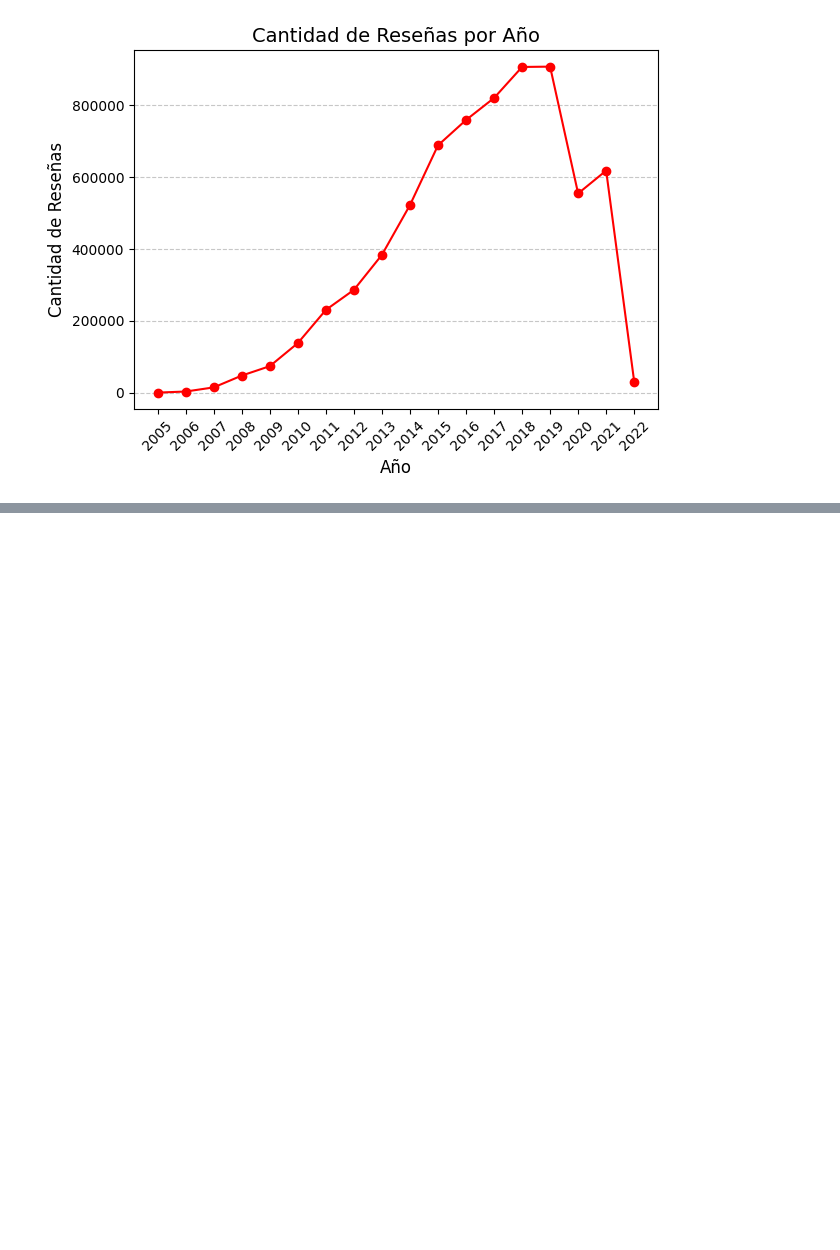
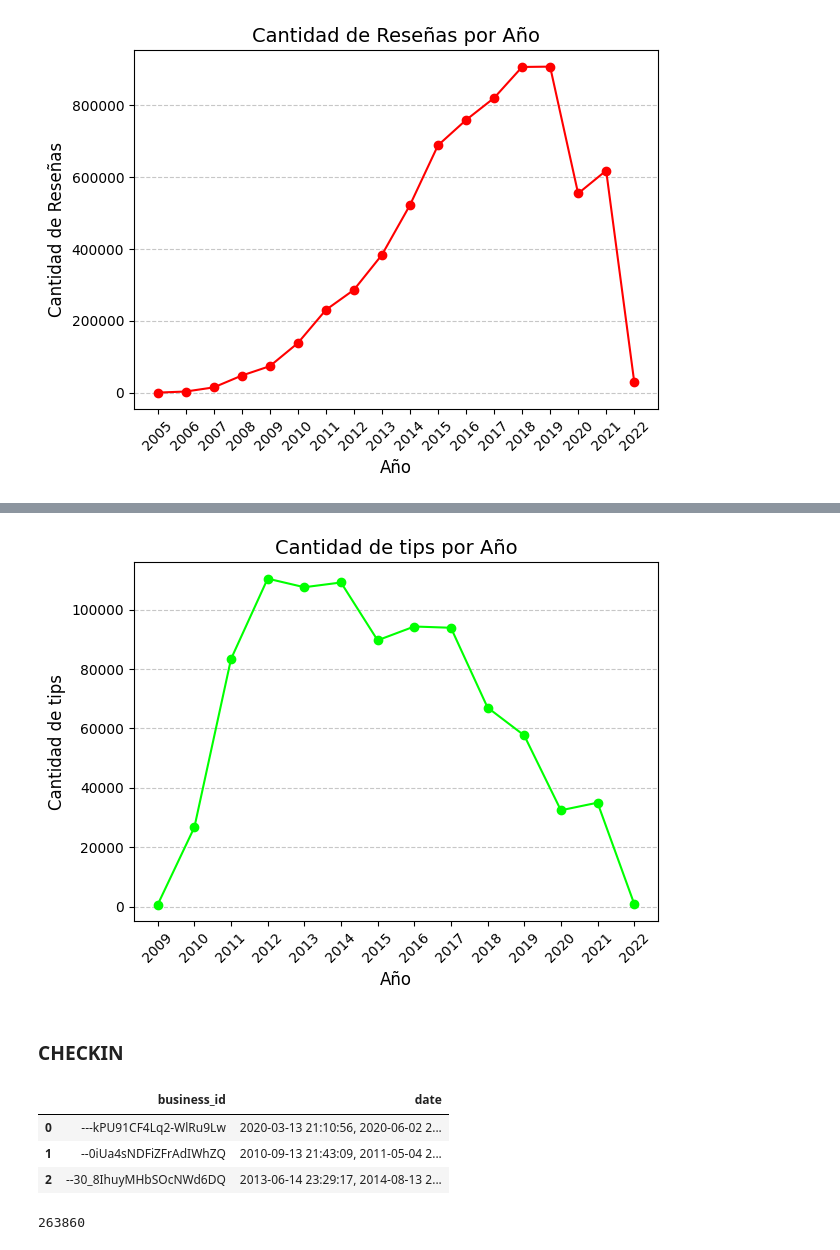
Before and after one commit to SDCaFlo/datapt11_pf_grupo02, a Jupyter notebook: EDA.ipynb, the cells around one changed output, grey strips where cells are left out. Drawn from its saved outputs; the diff is of its cells as text; code cells hidden in the pictures; blank space fills up the shorter version.

```diff
--- a/EDA.ipynb
+++ b/EDA.ipynb
@@ -373,0 +531,10 @@ plt.show()
+# %%
+#Tendencia de TIPS por años
+# Crear una columna con el año
+df_tip['year'] = df_tip['date'].dt.year
+# Agrupar por año y contar la cantidad de reseñas
+tip_per_year = df_tip.groupby('year').size().reset_index(name='tip_count')
+
+# Ordenar por año (opcional)
+tip_per_year = tip_per_year.sort_values('year')
+print(tip_per_year)
@@ -373,0 +557,30 @@ plt.show()
+# %%
+# Convertir la columna 'year' a enteros
+tip_per_year['year'] = tip_per_year['year'].astype(int)
+
+#plt.figure(figsize=(10, 6))
+plt.plot(tip_per_year['year'], tip_per_year['tip_count'], marker='o', color='lime')
+# Personalización
+plt.title('Cantidad de tips por Año', fontsize=14)
+plt.xlabel('Año', fontsize=12)
+plt.ylabel('Cantidad de tips', fontsize=12)
+plt.xticks(tip_per_year['year'], rotation=45)
+plt.grid(axis='y', linestyle='--', alpha=0.7)
+plt.tight_layout()
+# Mostrar el gráfico
+plt.show()
+# %% [output]
+[figure, added]
+# %% [markdown]
+<h3>CHECKIN</h3>
+# %%
+df_checkin.head(3)
+# %% [output]
+|  | business_id | date |
+| 0 | ---kPU91CF4Lq2-WlRu9Lw | 2020-03-13 21:10:56, 2020-06-02 2... |
+| 1 | --0iUa4sNDFiZFrAdIWhZQ | 2010-09-13 21:43:09, 2011-05-04 2... |
+| 2 | --30_8IhuyMHbSOcNWd6DQ | 2013-06-14 23:29:17, 2014-08-13 2... |
+# %%
+df_checkin.size
+# %% [output]
+263860
```
Also changed, not shown: parts of 41 cells of this notebook.
